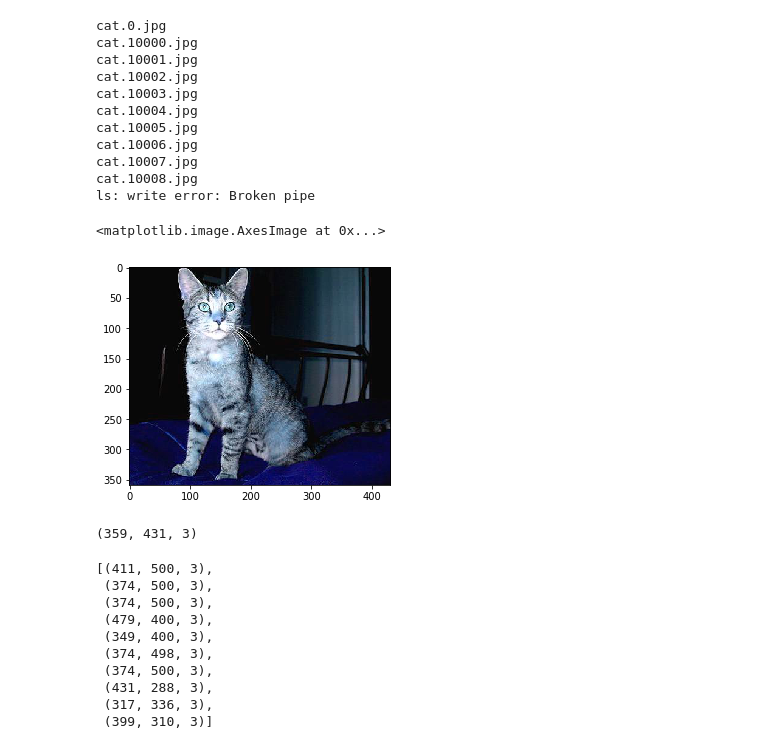
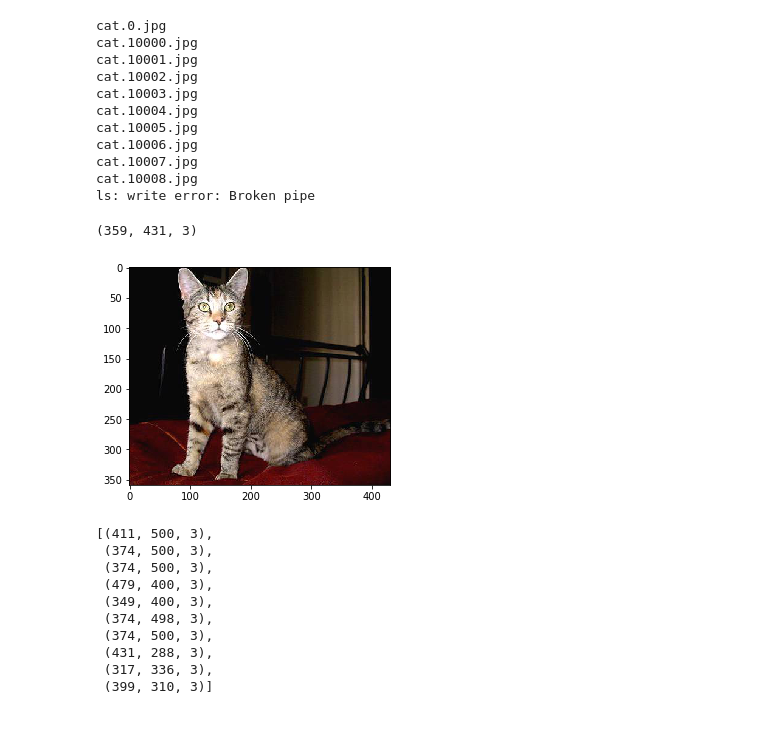
Before and after one commit to yanneta/deep-learning-with-pytorch, a Jupyter notebook: lesson5.ipynb, the cells around one changed output. Cells and saved outputs as stored; diff of their text form; code cells hidden in the pictures.

```diff
--- a/lesson5.ipynb
+++ b/lesson5.ipynb
@@ -55,18 +55,18 @@ cat.10006.jpg
 cat.10007.jpg
 cat.10008.jpg
 ls: write error: Broken pipe
+# %%
+def read_image(path):
+    im = cv2.imread(str(path))
+    return cv2.cvtColor(im, cv2.COLOR_BGR2RGB)
 # %%
 path = PATH/"train/cats/cat.10000.jpg"
-im = cv2.imread(str(path))  #.astype(np.float32)/255
+im = read_image(path)
 plt.imshow(im)
+print(im.shape)
 # %% [output]
-<matplotlib.image.AxesImage at 0x...>
+(359, 431, 3)
-[figure, old version]
+[figure, new version]
-# %%
-im = cv2.imread(str(path))  #.astype(np.float32)/255
-im.shape
-# %% [output]
-(359, 431, 3)
 # %%
 # let's look at the typical size of these images
 path = PATH/"train/cats"
```
Also changed, not shown: parts of 16 cells of this notebook.
